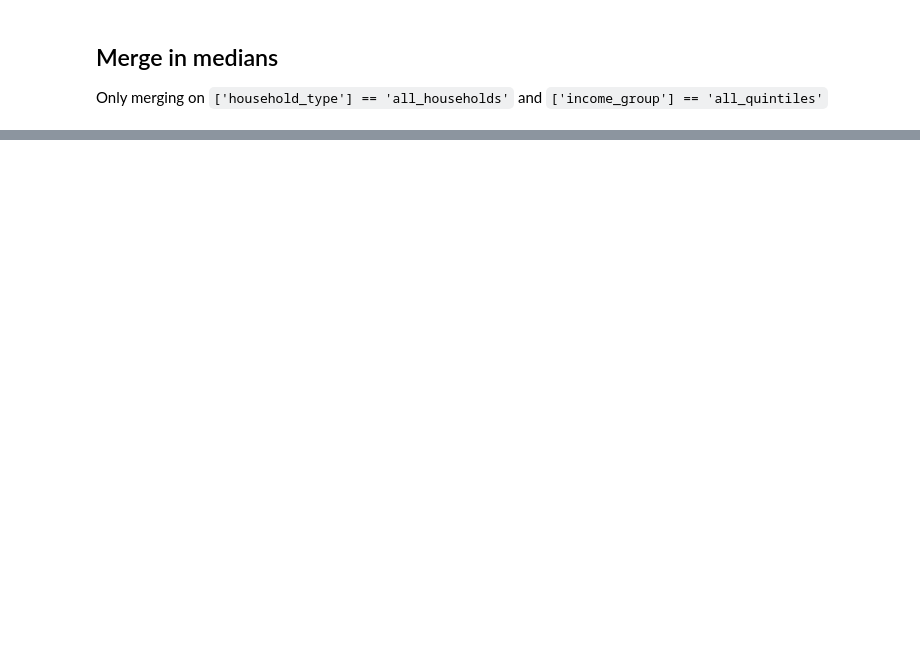
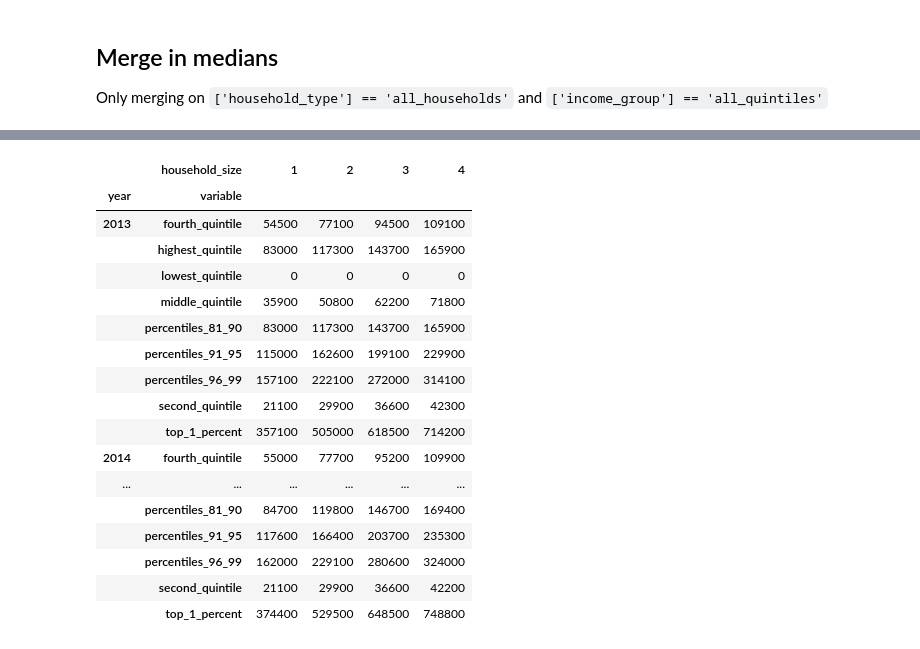
Before and after one commit to kevinxperese/merge_distribution_data, a Jupyter notebook: merge_distribution_data.ipynb, the cells around one changed output, grey strips where cells are left out. Saved outputs shown, nothing was run; the diff lists cells and outputs as text; code cells hidden in the pictures; blank space fills up the shorter version.

```diff
--- a/merge_distribution_data.ipynb
+++ b/merge_distribution_data.ipynb
@@ -68,0 +222,21 @@ print (all_data.columns)
+# %%
+pivoted_minimums.tail(18)
+# %% [output]
+|  | household_size | 1 | 2 | 3 | 4 |
+| year | variable |  |  |  |  |
+| 2013 | fourth_quintile | 54500 | 77100 | 94500 | 109100 |
+|  | highest_quintile | 83000 | 117300 | 143700 | 165900 |
+|  | lowest_quintile | 0 | 0 | 0 | 0 |
+|  | middle_quintile | 35900 | 50800 | 62200 | 71800 |
+|  | percentiles_81_90 | 83000 | 117300 | 143700 | 165900 |
+|  | percentiles_91_95 | 115000 | 162600 | 199100 | 229900 |
+|  | percentiles_96_99 | 157100 | 222100 | 272000 | 314100 |
+|  | second_quintile | 21100 | 29900 | 36600 | 42300 |
+|  | top_1_percent | 357100 | 505000 | 618500 | 714200 |
+| 2014 | fourth_quintile | 55000 | 77700 | 95200 | 109900 |
+| ... | ... | ... | ... | ... | ... |
+|  | percentiles_81_90 | 84700 | 119800 | 146700 | 169400 |
+|  | percentiles_91_95 | 117600 | 166400 | 203700 | 235300 |
+|  | percentiles_96_99 | 162000 | 229100 | 280600 | 324000 |
+|  | second_quintile | 21100 | 29900 | 36600 | 42200 |
+|  | top_1_percent | 374400 | 529500 | 648500 | 748800 |
```
Also changed, not shown: parts of 20 cells of this notebook, 1 other file.
